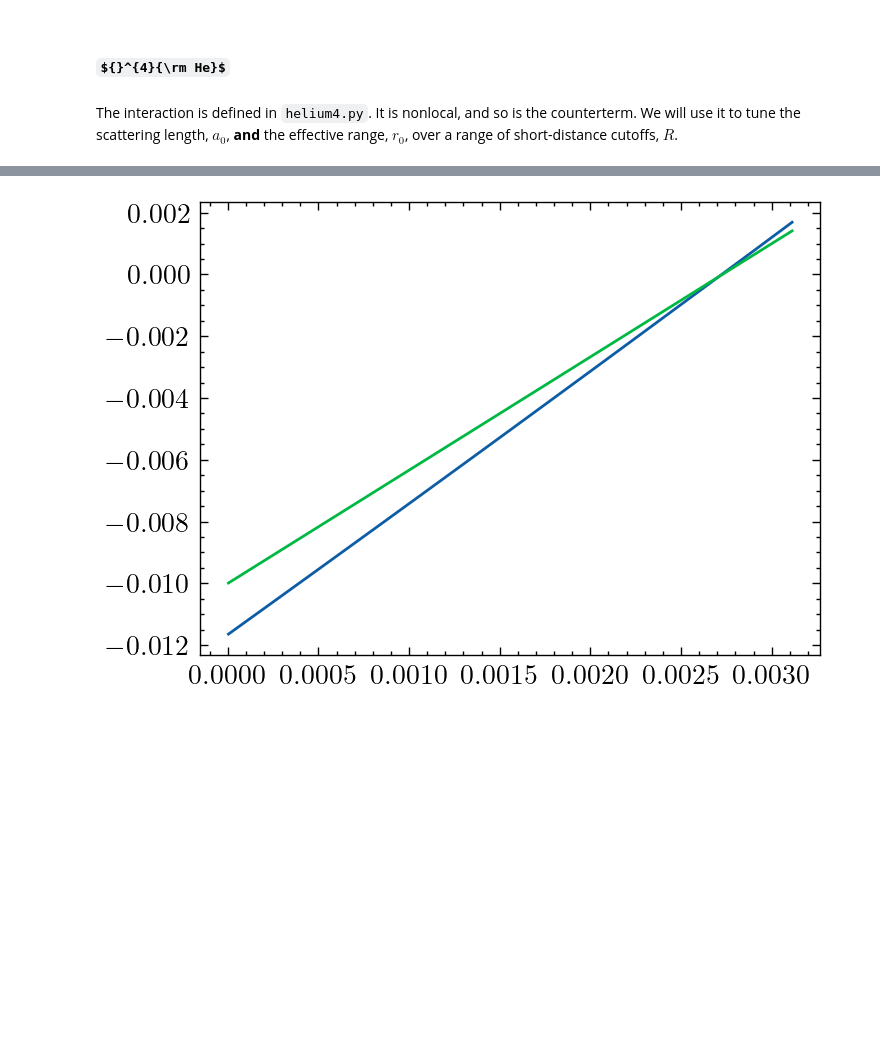
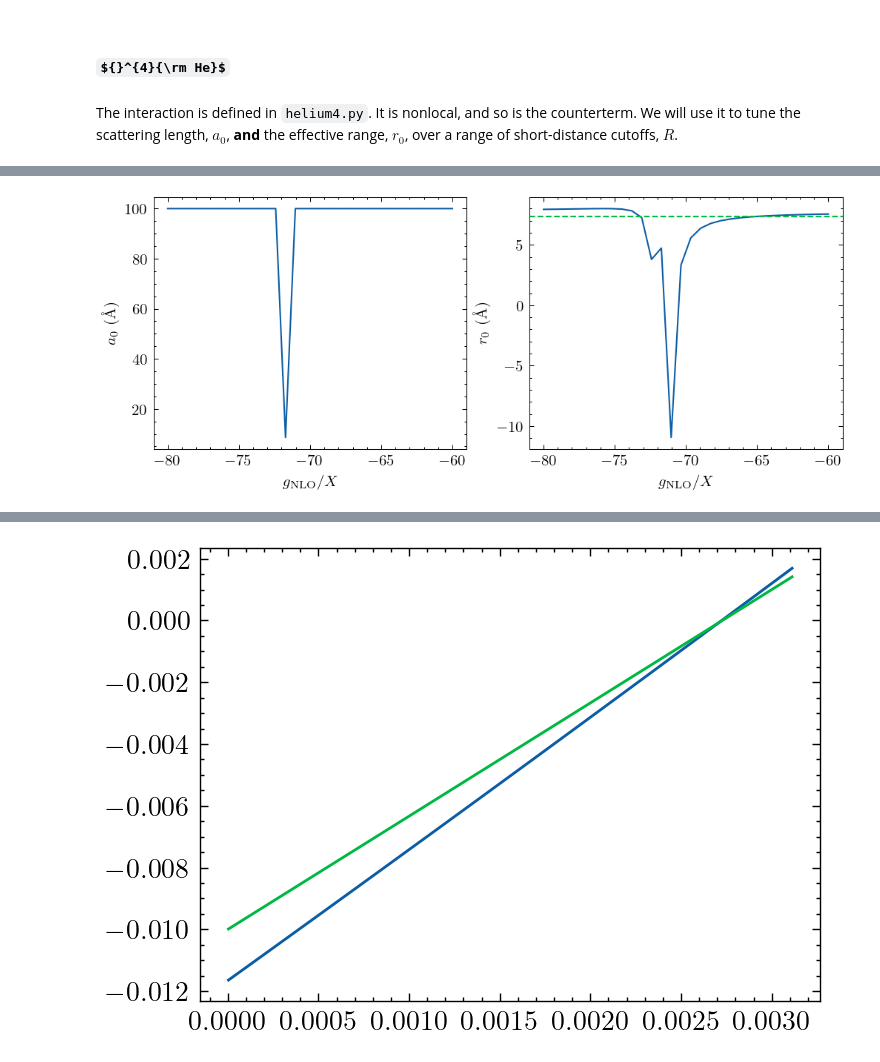
Before and after one commit to odell/vdw-nlo, a Jupyter notebook: 4He NLO Nonlocal.ipynb, the cells around one changed output, grey strips where cells are left out. Cells and saved outputs as stored; diff of their text form; code cells hidden in the pictures; some formulas as TeX source; blank space fills up the shorter version.

Commit message:
Updates 4He LO notebook to use Helium4System class.

```diff
--- a/4He NLO Nonlocal.ipynb
+++ b/4He NLO Nonlocal.ipynb
@@ -14,0 +18,4 @@ h = 3
+# %%
+MOMENTA = np.linspace(0.01/he4.BETA6, 0.3/he4.BETA6, 30)
+X = he4.FACTOR * he4.BETA6 # K•Å^3
+KCD = -1/he4.A0 + he4.R0/2*MOMENTA**2
@@ -22,14 +35,14 @@ b2s = np.empty(nR)
-# %%
-momenta = np.linspace(0.01/he4.BETA6, 0.3/he4.BETA6, 30)
-X = he4.FACTOR * he4.BETA6 # K•Å^3
-KCD = -1/he4.A0 + he4.R0/2*momenta**2
-
-# First, we will tune k(cot(delta)). Then we'll go back and refine a_0 and r_0.
-def kcd_diff(gpair, sys):
-    kcd = sys.kcotd_gen_fast(momenta, *gpair)
-    return np.sum(((KCD - kcd)/KCD)**2)
-
-
-def inverse_a0_diff(gi, gj, sys):
-    a0, _ = sys.a0_and_r0(gi, gj, momenta, use_c=True)
-    return (1/he4.A0 - 1/a0)*he4.A0
+# %%
+index = 4
+s = he4.Helium4System(lo_rg_flow[index, 0], ELL)
+# %%
+g_nlo_test = np.linspace(-60, -80, 30)*X
+test_results = []
+guess = lo_rg_flow[index, 1]
+g_lo_test = np.array([])
+
+for gj in g_nlo_test:
+    result = optimize.fsolve(inverse_a0_diff, guess, args=(gj, s))
+    test_results.append(s.a0_and_r0(result[0], gj, MOMENTA, p0=[he4.A0, he4.R0, 1], use_c=True))
+    guess = result[0]
+    g_lo_test = np.append(g_lo_test, guess)
@@ -35,0 +53,15 @@ def inverse_a0_diff(gi, gj, sys):
+# %%
+fig, ax = plt.subplots(1, 2, figsize=(2*gr*h, h), dpi=150)
+fig.patch.set_facecolor('white')
+
+ax[0].plot(g_nlo_test/X, test_results[:, 0])
+ax[1].plot(g_nlo_test/X, test_results[:, 1])
+
+ax[1].axhline(he4.R0, linestyle='--', color='C1')
+ax[0].set_xlabel(r'$g_{\rm NLO}/X$')
+ax[0].set_ylabel(r'$a_0$ (Å)')
+
+ax[1].set_xlabel(r'$g_{\rm NLO}/X$')
+ax[1].set_ylabel(r'$r_0$ (Å)');
+# %% [output]
+[figure, added]
```
Also changed, not shown: parts of 33 cells of this notebook, 5 other files.
